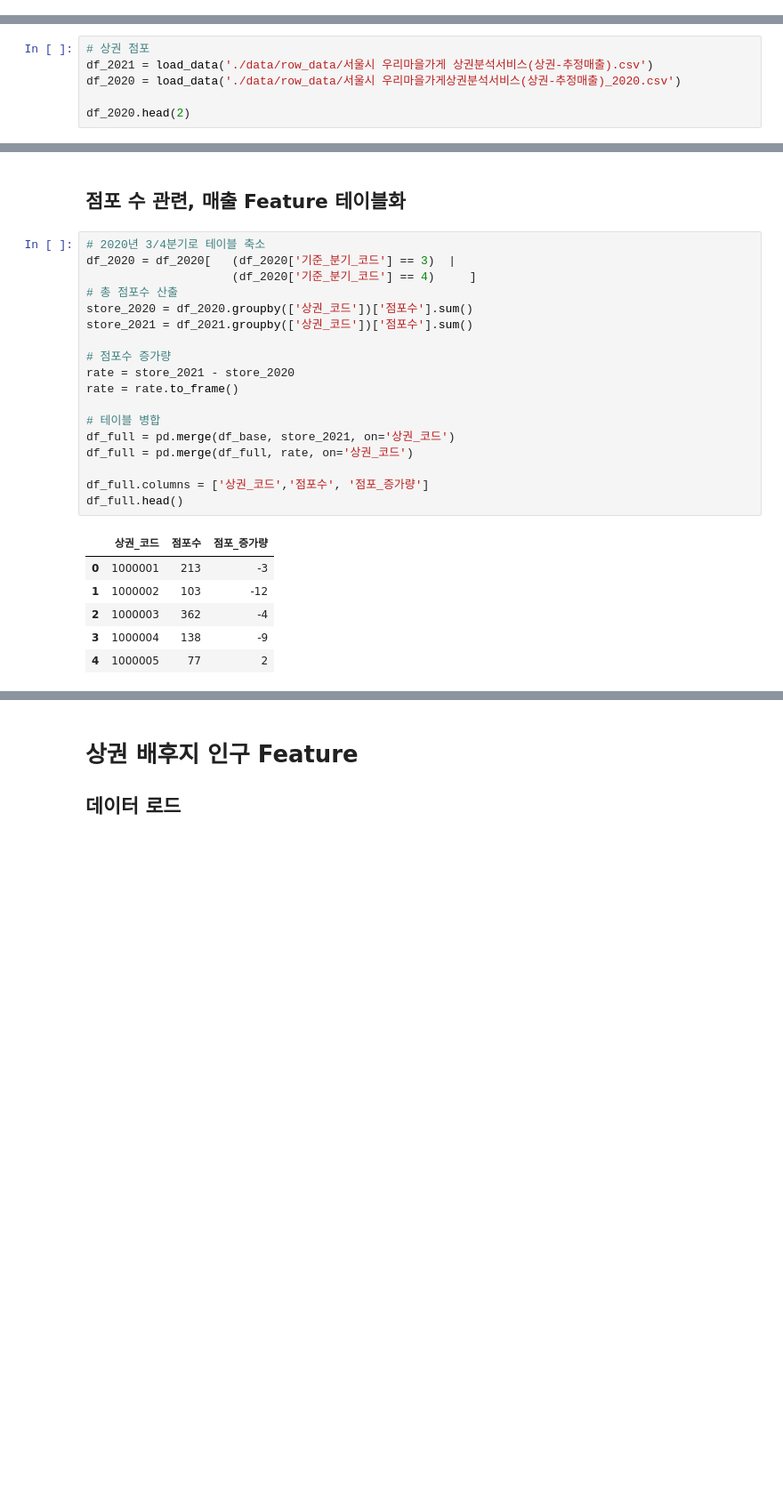
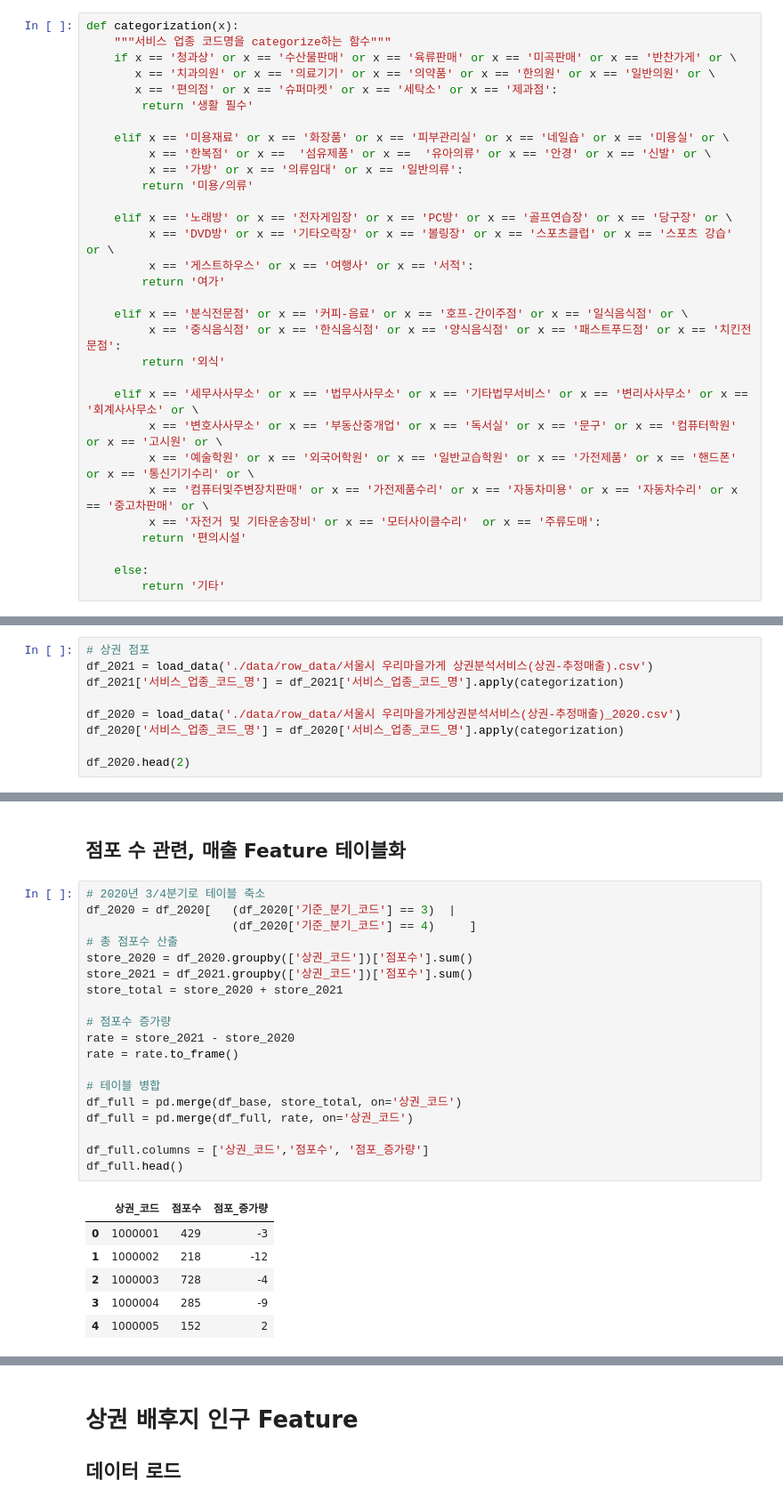
Before and after one commit to unknown-jun/seoul_data_contest, a Jupyter notebook: 상권_발달-지표/[상권발달] 2. 전처리.ipynb, the cells around one changed output, grey strips where cells are left out. Shown at 89% size. Saved outputs shown, nothing was run; the diff lists cells and outputs as text; blank space fills up the shorter version.

Commit message:
Total 테이블 생성

```diff
--- a/상권_발달-지표/[상권발달] 2. 전처리.ipynb
+++ b/상권_발달-지표/[상권발달] 2. 전처리.ipynb
@@ -32,6 +32,37 @@ def load_data(path):
     df = df[ df['상권_구분_코드']=='A' ]  # 골목상권으로 테이블 제한
 
     return df
+# %%
+def categorization(x):
+    """서비스 업종 코드명을 categorize하는 함수"""
+    if x == '청과상' or x == '수산물판매' or x == '육류판매' or x == '미곡판매' or x == '반찬가게' or \
+       x == '치과의원' or x == '의료기기' or x == '의약품' or x == '한의원' or x == '일반의원' or \
+       x == '편의점' or x == '슈퍼마켓' or x == '세탁소' or x == '제과점':
+        return '생활 필수'
+
+    elif x == '미용재료' or x == '화장품' or x == '피부관리실' or x == '네일숍' or x == '미용실' or \
+         x == '한복점' or x ==  '섬유제품' or x ==  '유아의류' or x == '안경' or x == '신발' or \
+         x == '가방' or x == '의류임대' or x == '일반의류':
+        return '미용/의류'
+
+    elif x == '노래방' or x == '전자게임장' or x == 'PC방' or x == '골프연습장' or x == '당구장' or \
+         x == 'DVD방' or x == '기타오락장' or x == '볼링장' or x == '스포츠클럽' or x == '스포츠 강습' or \
+         x == '게스트하우스' or x == '여행사' or x == '서적':
+        return '여가'
+
+    elif x == '분식전문점' or x == '커피-음료' or x == '호프-간이주점' or x == '일식음식점' or \
+         x == '중식음식점' or x == '한식음식점' or x == '양식음식점' or x == '패스트푸드점' or x == '치킨전문점':
+        return '외식'
+
+    elif x == '세무사사무소' or x == '법무사사무소' or x == '기타법무서비스' or x == '변리사사무소' or x == '회계사사무소' or \
+         x == '변호사사무소' or x == '부동산중개업' or x == '독서실' or x == '문구' or x == '컴퓨터학원' or x == '고시원' or \
+         x == '예술학원' or x == '외국어학원' or x == '일반교습학원' or x == '가전제품' or x == '핸드폰' or x == '통신기기수리' or \
+         x == '컴퓨터및주변장치판매' or x == '가전제품수리' or x == '자동차미용' or x == '자동차수리' or x == '중고차판매' or \
+         x == '자전거 및 기타운송장비' or x == '모터사이클수리'  or x == '주류도매':
+        return '편의시설'
+
+    else:
+        return '기타'
 # %% [markdown]
 # 2020 3분기 ~ 2021 2분기 총 매출 및 점포수
 ## 데이터 로드
@@ -48,7 +79,10 @@ df_base.head()
 # %%
 # 상권 점포
 df_2021 = load_data('./data/row_data/서울시 우리마을가게 상권분석서비스(상권-추정매출).csv')
+df_2021['서비스_업종_코드_명'] = df_2021['서비스_업종_코드_명'].apply(categorization)
+
 df_2020 = load_data('./data/row_data/서울시 우리마을가게상권분석서비스(상권-추정매출)_2020.csv')
+df_2020['서비스_업종_코드_명'] = df_2020['서비스_업종_코드_명'].apply(categorization)
 
 df_2020.head(2)
 # %% [output]
@@ -60,28 +94,29 @@ df_2020.head(2)
 # %%
 # 2020년 3/4분기로 테이블 축소
 df_2020 = df_2020[   (df_2020['기준_분기_코드'] == 3)  |
                      (df_2020['기준_분기_코드'] == 4)     ]
 # 총 점포수 산출
 store_2020 = df_2020.groupby(['상권_코드'])['점포수'].sum()
 store_2021 = df_2021.groupby(['상권_코드'])['점포수'].sum()
+store_total = store_2020 + store_2021
 
 # 점포수 증가량
 rate = store_2021 - store_2020
 rate = rate.to_frame()
 
 # 테이블 병합
-df_full = pd.merge(df_base, store_2021, on='상권_코드')
+df_full = pd.merge(df_base, store_total, on='상권_코드')
 df_full = pd.merge(df_full, rate, on='상권_코드')
 
 df_full.columns = ['상권_코드','점포수', '점포_증가량']
 df_full.head()
 # %% [output]
 |  | 상권_코드 | 점포수 | 점포_증가량 |
-| 0 | 1000001 | 213 | -3 |
-| 1 | 1000002 | 103 | -12 |
-| 2 | 1000003 | 362 | -4 |
-| 3 | 1000004 | 138 | -9 |
-| 4 | 1000005 | 77 | 2 |
+| 0 | 1000001 | 429 | -3 |
+| 1 | 1000002 | 218 | -12 |
+| 2 | 1000003 | 728 | -4 |
+| 3 | 1000004 | 285 | -9 |
+| 4 | 1000005 | 152 | 2 |
 # %%
 # 상권 코드별 1년 매출 금액 산출
 revenue_2021 = df_2021.groupby(['상권_코드'])['분기당_매출_금액'].sum()
```
Also changed, not shown: parts of 23 cells of this notebook.
